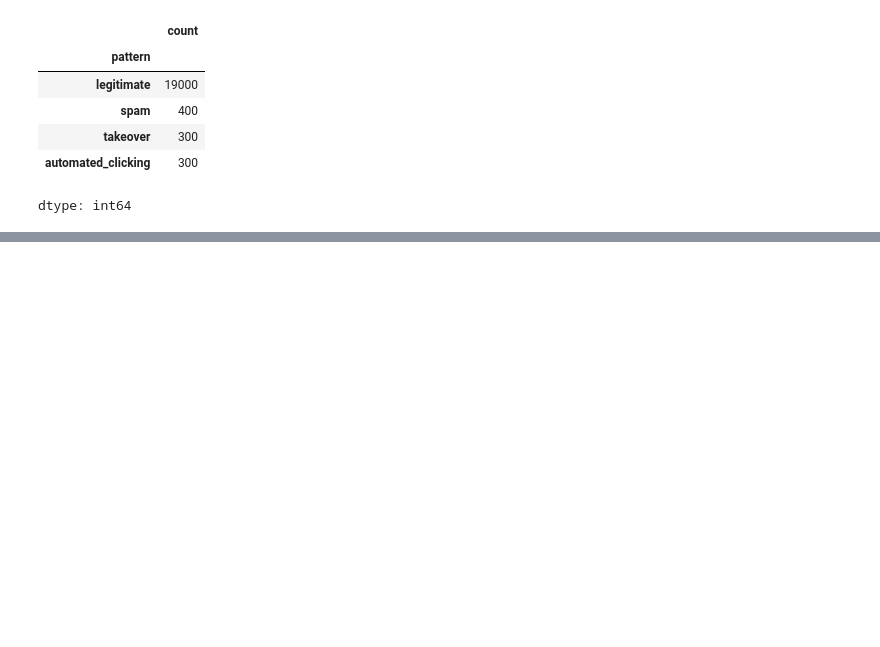
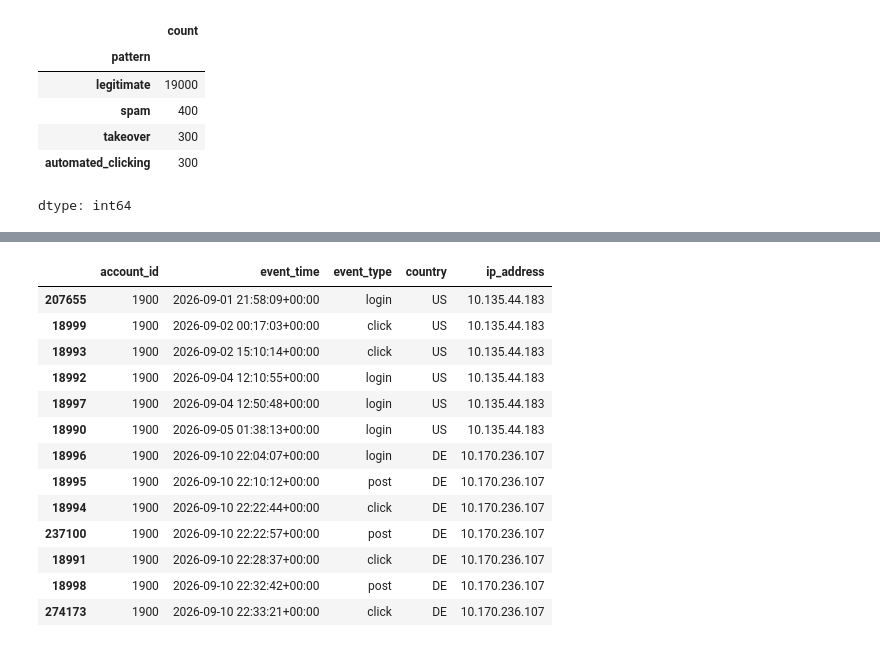
Before and after one commit to WhySoSerious404/trust-safety-analytics, a Jupyter notebook: 02-abuse-detection-sql/abuse_detection_sql.ipynb, the cells around one changed output, grey strips where cells are left out. Drawn from its saved outputs; the diff is of its cells as text; code cells hidden in the pictures; blank space fills up the shorter version.

```diff
--- a/02-abuse-detection-sql/abuse_detection_sql.ipynb
+++ b/02-abuse-detection-sql/abuse_detection_sql.ipynb
@@ -110,0 +780,67 @@ dtype: int64
+# %%
+changed_legit_travel_rows = []
+legit_travel_history_rows = []
+
+for plan in legit_travel_plan.itertuples(index=False):
+    account_id = plan.account_id
+
+    account_rows = rng.permutation(
+        account_event_rows[account_id]
+    )
+
+    history_rows = account_rows[:6]
+    travel_rows = account_rows[6:]
+
+    events.loc[history_rows, "event_time"] = (
+        START
+        + pd.to_timedelta(
+            rng.integers(0, 7 * 24 * 60 * 60, size=6),
+            unit="s"
+        )
+    )
+
+    events.loc[history_rows, "country"] = plan.home_country
+    events.loc[history_rows, "ip_address"] = ip_lookup[account_id]
+    events.loc[history_rows[0], "event_type"] = "login"
+
+    travel_offsets = rng.integers(
+        1,
+        plan.activity_window_seconds,
+        size=len(travel_rows)
+    )
+    travel_offsets[0] = 0
+
+    events.loc[travel_rows, "event_time"] = (
+        plan.travel_time
+        + pd.to_timedelta(travel_offsets, unit="s")
+    )
+
+    events.loc[travel_rows, "country"] = plan.new_country
+
+    events.loc[travel_rows, "event_type"] = rng.choice(
+        ["post", "click"],
+        size=len(travel_rows)
+    )
+    events.loc[travel_rows[0], "event_type"] = "login"
+
+    a, b, c = rng.integers(1, 255, size=3)
+    events.loc[travel_rows, "ip_address"] = f"10.{a}.{b}.{c}"
+
+    legit_travel_history_rows.extend(history_rows.tolist())
+    changed_legit_travel_rows.extend(travel_rows.tolist())
+
+assert len(events) == TARGET_EVENTS
+
+print(
+    "Legitimate travelers modified:",
+    events.loc[changed_legit_travel_rows, "account_id"].nunique()
+)
+print("Total events:", len(events))
+
+example_id = legit_travel_ids[0]
+
+display(
+    events.loc[events["account_id"] == example_id]
+    .sort_values("event_time")
+)
+# %% [output]
@@ -110,0 +849,14 @@ dtype: int64
+|  | account_id | event_time | event_type | country | ip_address |
+| 207655 | 1900 | 2026-09-01 21:58:09+00:00 | login | US | 10.135.44.183 |
+| 18999 | 1900 | 2026-09-02 00:17:03+00:00 | click | US | 10.135.44.183 |
+| 18993 | 1900 | 2026-09-02 15:10:14+00:00 | click | US | 10.135.44.183 |
+| 18992 | 1900 | 2026-09-04 12:10:55+00:00 | login | US | 10.135.44.183 |
+| 18997 | 1900 | 2026-09-04 12:50:48+00:00 | login | US | 10.135.44.183 |
+| 18990 | 1900 | 2026-09-05 01:38:13+00:00 | login | US | 10.135.44.183 |
+| 18996 | 1900 | 2026-09-10 22:04:07+00:00 | login | DE | 10.170.236.107 |
+| 18995 | 1900 | 2026-09-10 22:10:12+00:00 | post | DE | 10.170.236.107 |
+| 18994 | 1900 | 2026-09-10 22:22:44+00:00 | click | DE | 10.170.236.107 |
+| 237100 | 1900 | 2026-09-10 22:22:57+00:00 | post | DE | 10.170.236.107 |
+| 18991 | 1900 | 2026-09-10 22:28:37+00:00 | click | DE | 10.170.236.107 |
+| 18998 | 1900 | 2026-09-10 22:32:42+00:00 | post | DE | 10.170.236.107 |
+| 274173 | 1900 | 2026-09-10 22:33:21+00:00 | click | DE | 10.170.236.107 |
```
Also changed, not shown: parts of 30 cells of this notebook.
